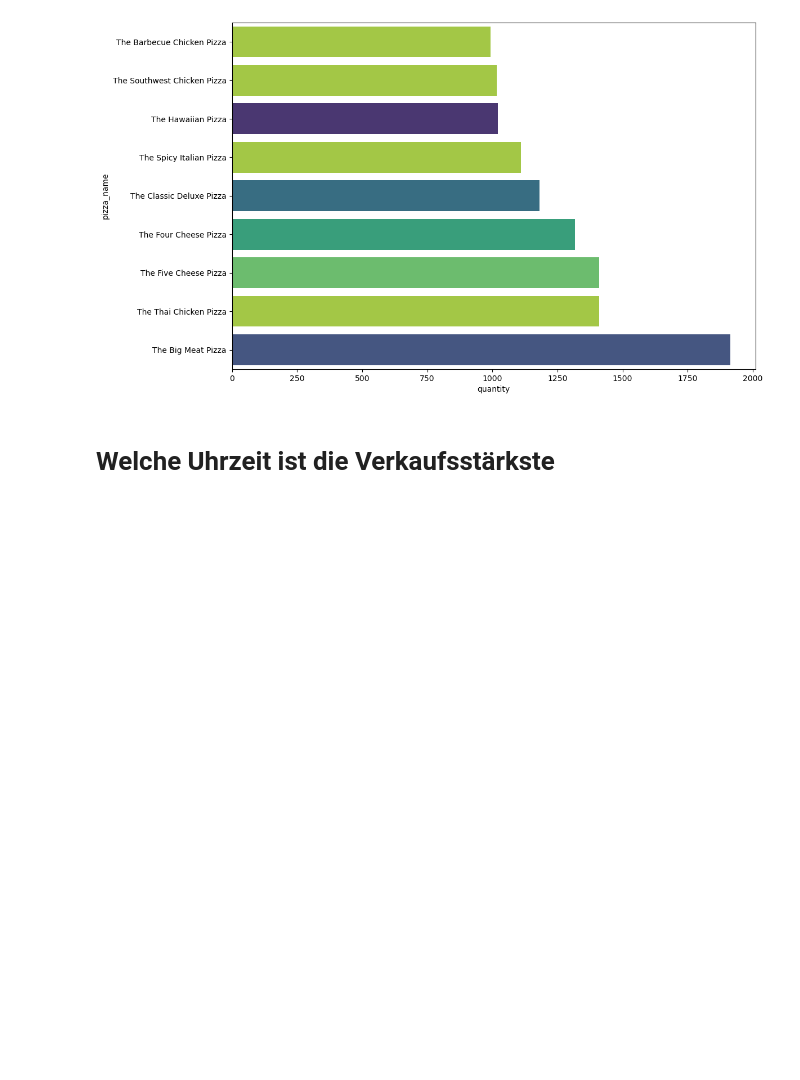
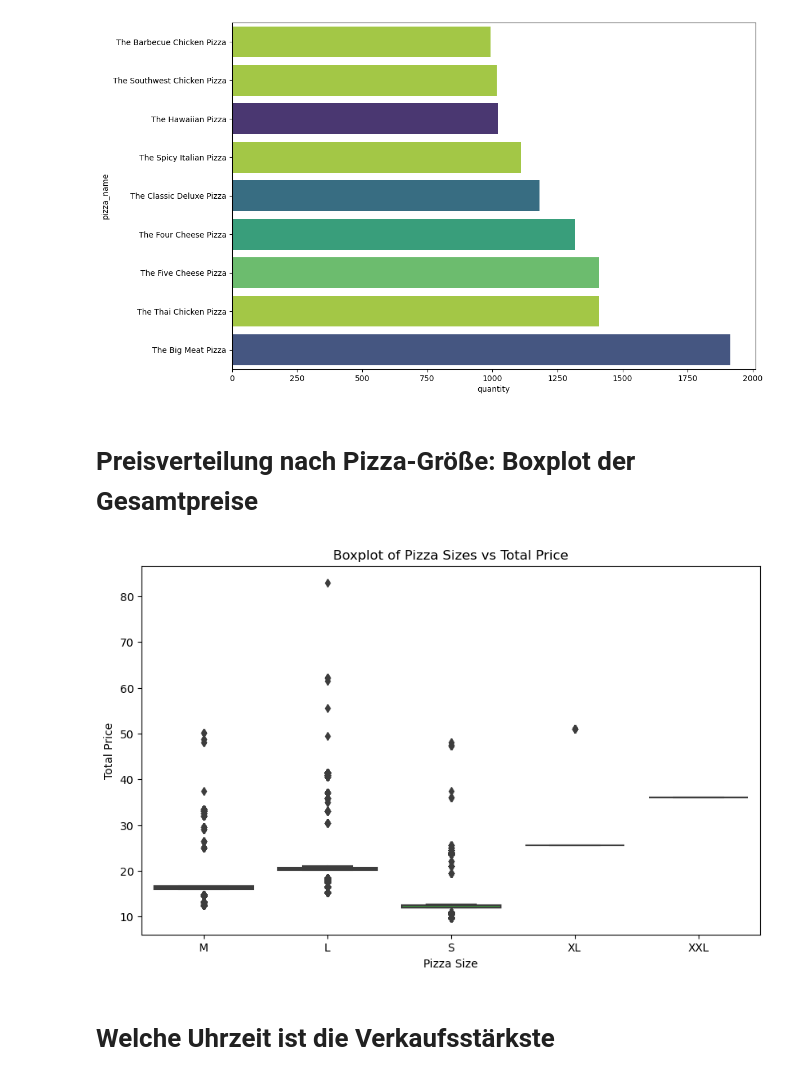
Before and after one commit to dasrinkana/pizza_sales, a Jupyter notebook: pizza.ipynb, the cells around one changed output. Drawn from its saved outputs; the diff is of its cells as text; code cells hidden in the pictures; blank space fills up the shorter version.

Commit message:
boxplot added to show distribution

```diff
--- a/pizza.ipynb
+++ b/pizza.ipynb
@@ -299,6 +299,17 @@ plt.show()
 1    The Barbecue Chicken Pizza       16.75     956.0
 AttributeError: 'numpy.float64' object has no attribute 'startswith'
 [figure]
+# %% [markdown]
+# Preisverteilung nach Pizza-Größe: Boxplot der Gesamtpreise
+# %%
+plt.figure(figsize=(10, 6))
+sns.boxplot(x='pizza_size', y='total_price', data=data)
+plt.title('Boxplot of Pizza Sizes vs Total Price')
+plt.xlabel('Pizza Size')
+plt.ylabel('Total Price')
+plt.show()
+# %% [output]
+[figure, added]
 # %% [markdown]
 # Welche Uhrzeit ist die Verkaufsstärkste
 # %%
```
